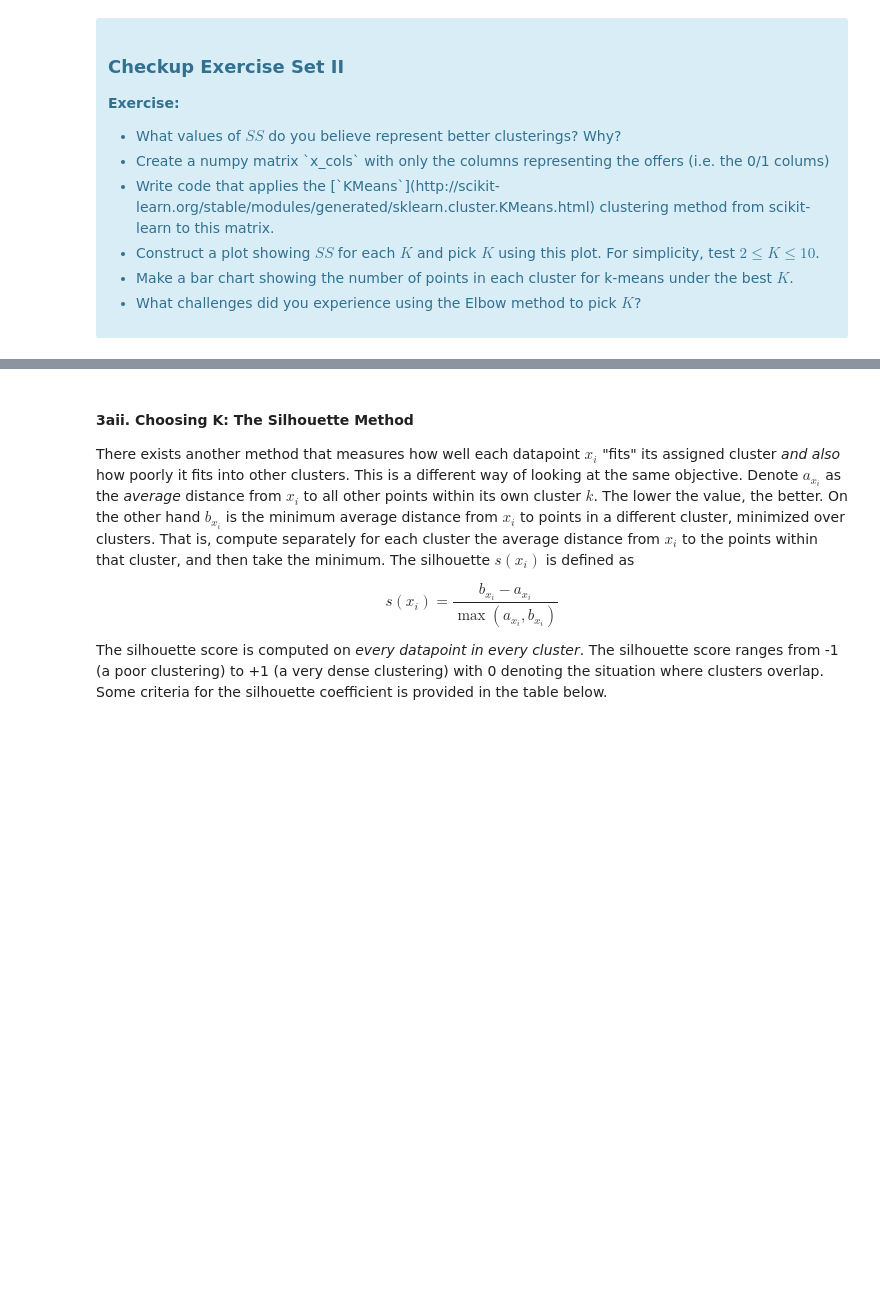
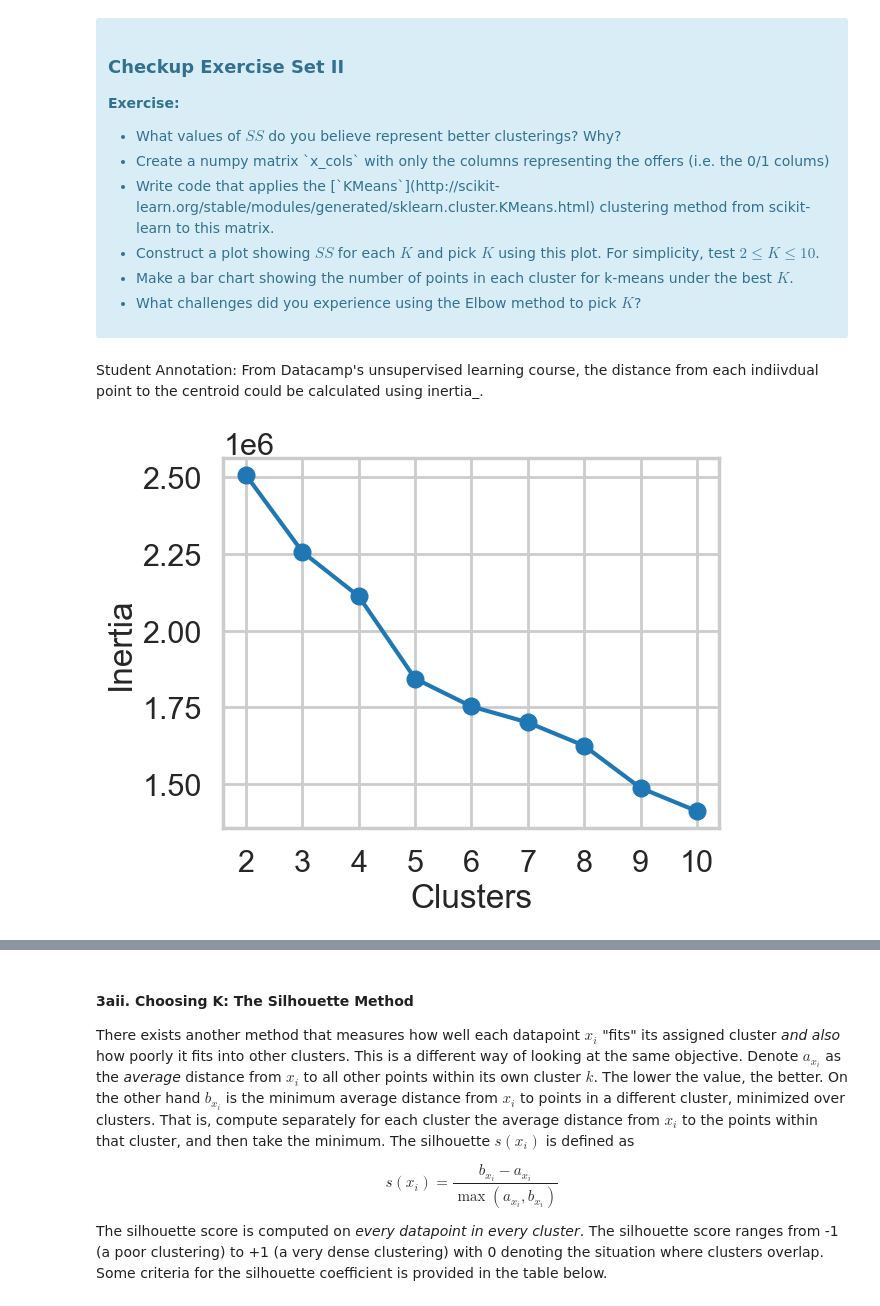
Before and after one commit to jpjavier23/wine_kmeans, a Jupyter notebook: Clustering Case Study - Customer Segmentation with K-Means - Tier 3.ipynb, the cells around one changed output, grey strips where cells are left out. Drawn from its saved outputs; the diff is of its cells as text; code cells hidden in the pictures; blank space fills up the shorter version.

```diff
--- a/Clustering Case Study - Customer Segmentation with K-Means - Tier 3.ipynb
+++ b/Clustering Case Study - Customer Segmentation with K-Means - Tier 3.ipynb
@@ -92,8 +98,8 @@ The first thing we need is a way to compare customers. To do this, we're going t
 </div>
 # %%
 #your turn
-merged_df = df_offers.merge(df_transactions, on = 'offer_id')
-merged_df.head()
+df = df_offers.merge(df_transactions, on = 'offer_id')
+df.head()
 # %% [output]
 |  | offer_id | campaign | varietal | min_qty | discount | origin | past_peak | customer_name | n |
 | 0 | 1 | January | Malbec | 72 | 56 | France | False | Thomas | 1 |
@@ -115,7 +121,7 @@ customer_name    0
 n                0
 dtype: int64
 # %%
-pivot = merged_df.pivot_table(index = 'customer_name', columns = 'offer_id', fill_value = 0)
+pivot = df.pivot_table(index = 'customer_name', columns = 'offer_id', fill_value = 0)
 pivot.head()
 # %% [output]
 |  | discount |  |  |  |  |  |  |  |  |  | ... |
@@ -157,3 +163,25 @@ where $x_i$ is a point, $C_k$ represents cluster $k$ and $\mu_k$ is the centroid
 </div>
 # %%
 # your turn
+x_cols = pivot.to_numpy()
+# %%
+ks = range(2, 11)
+inertias = []
+labels = {}
+
+for k in ks:
+    kmeans = KMeans(n_clusters = k, random_state = 42)
+    model = kmeans.fit(x_cols)
+    y_pred = model.predict(x_cols)
+    inertias.append(model.inertia_)
+    labels[k] = y_pred
+# %% [markdown]
+Student Annotation: From Datacamp's unsupervised learning course, the distance from each indiivdual point to the centroid could be calculated using inertia_.
+# %%
+elbow = plt.plot(ks, inertias, marker = 'o')
+elbow = plt.xlabel('Clusters')
+elbow = plt.ylabel('Inertia')
+elbow = plt.xticks(ks)
+plt.show()
+# %% [output]
+[figure, added]
```
Also changed, not shown: parts of 23 cells of this notebook.
